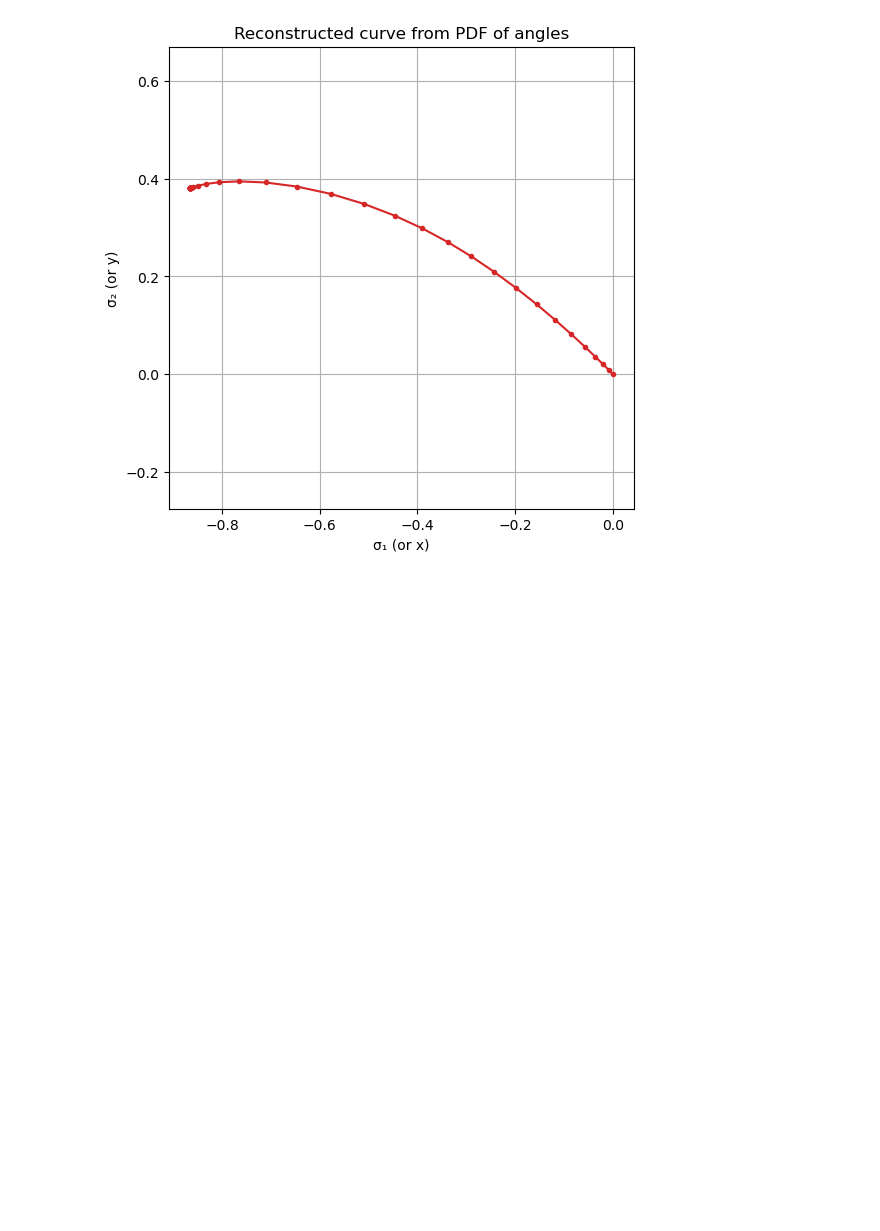
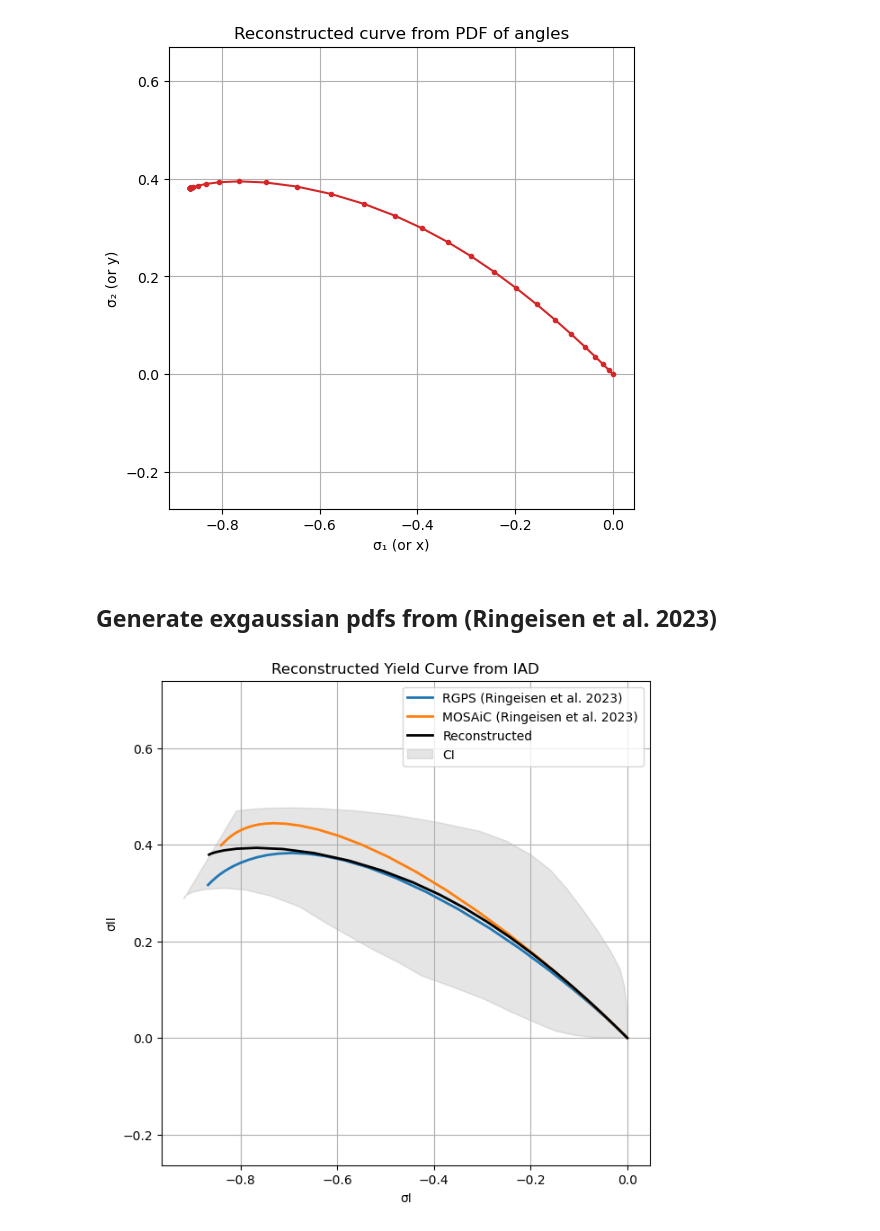
Before and after one commit to kovaleskima/KobukData, a Jupyter notebook: observed_angles.ipynb, the cells around one changed output. Drawn from its saved outputs; the diff is of its cells as text; code cells hidden in the pictures; blank space fills up the shorter version.

Commit message:
figure making

```diff
--- a/observed_angles.ipynb
+++ b/observed_angles.ipynb
@@ -202,0 +239,2 @@ i=0, bin_center_deg=2.500
+# %% [markdown]
+## Generate exgaussian pdfs from (Ringeisen et al. 2023)
@@ -202,0 +278,48 @@ i=0, bin_center_deg=2.500
+# %%
+from scipy.stats import gaussian_kde
+
+n_boot = 500
+N = len(angles)
+
+r_boot = np.zeros((n_boot, len(bins)+1, 2))
+
+for k in range(n_boot):
+    resampled = np.random.choice(angles, size=N, replace=True)
+    r_boot[k] = reconstruct_curve(resampled, bins, bin_width_deg)
+
+lower = np.percentile(r_boot, 2.5, axis=0)
+upper = np.percentile(r_boot, 97.5, axis=0)
+
+r_mean = r_boot.mean(axis=0)
+
+# From Ringeisen et al.
+rgps_samples = exgaussian_angle_pdf(7578, 34.05, 13.58, 32.54)
+mosaic_samples = exgaussian_angle_pdf(608, 27.18, 12.94, 32.52)
+
+rgps_array = reconstruct_curve(rgps_samples, bins, bin_width_deg)
+mosaic_array = reconstruct_curve(mosaic_samples, bins, bin_width_deg)
+
+#PLOTTING
+plt.figure(figsize=(7,7))
+
+plt.plot(rgps_array[:,0], rgps_array[:,1], lw=2, label='RGPS (Ringeisen et al. 2023)')
+plt.plot(mosaic_array[:,0], mosaic_array[:,1], lw=2, label='MOSAiC (Ringeisen et al. 2023)')
+
+plt.plot(r_mean[:,0], r_mean[:,1], lw=2, color='black', label='Reconstructed')
+plt.fill(
+    np.concatenate([lower[:,0], upper[::-1,0]]),
+    np.concatenate([lower[:,1], upper[::-1,1]]),
+    alpha=0.2,
+    color='gray',
+    label = 'CI'
+)
+
+plt.title("Reconstructed Yield Curve from IAD")
+plt.xlabel("σI")
+plt.ylabel("σII")
+plt.axis('equal')
+plt.grid(True)
+plt.legend()
+plt.show()
+# %% [output]
+[figure, added]
```
Also changed, not shown: parts of 4 cells of this notebook, 4 other files.
